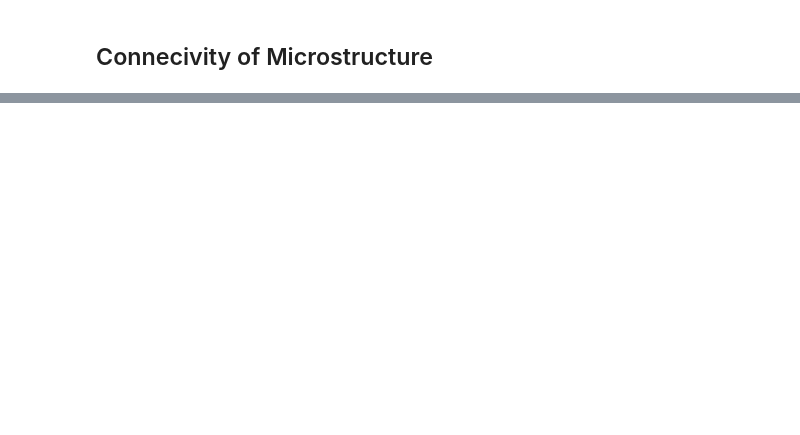
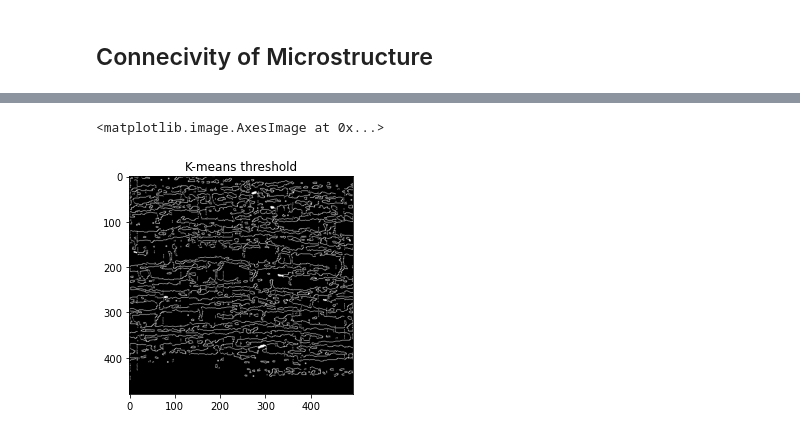
Before and after one commit to MATS64664-2021-Group-2/Hydride-Connect-Group-2, a Jupyter notebook: Job_script/Workflow_Group2.ipynb, the cells around one changed output, grey strips where cells are left out. Saved outputs shown, nothing was run; the diff lists cells and outputs as text; code cells hidden in the pictures; blank space fills up the shorter version.

```diff
--- a/Job_script/Workflow_Group2.ipynb
+++ b/Job_script/Workflow_Group2.ipynb
@@ -320,0 +165,9 @@ True
+# %%
+cv2.imwrite('Edges/ContKmeans.png',HCC2(strips)[1])  # The image returned from this function is stored as "ContKmenas" in
+                                                     # a folder called "Edges"
+
+plt.title("K-means threshold")
+plt.imshow(mpimg.imread('Edges/ContKmeans.png'))  # The resulting image after the HCC calculation is shon here
+# %% [output]
+<matplotlib.image.AxesImage at 0x...>
+[figure, added]
```
Also changed, not shown: parts of 30 cells of this notebook.
